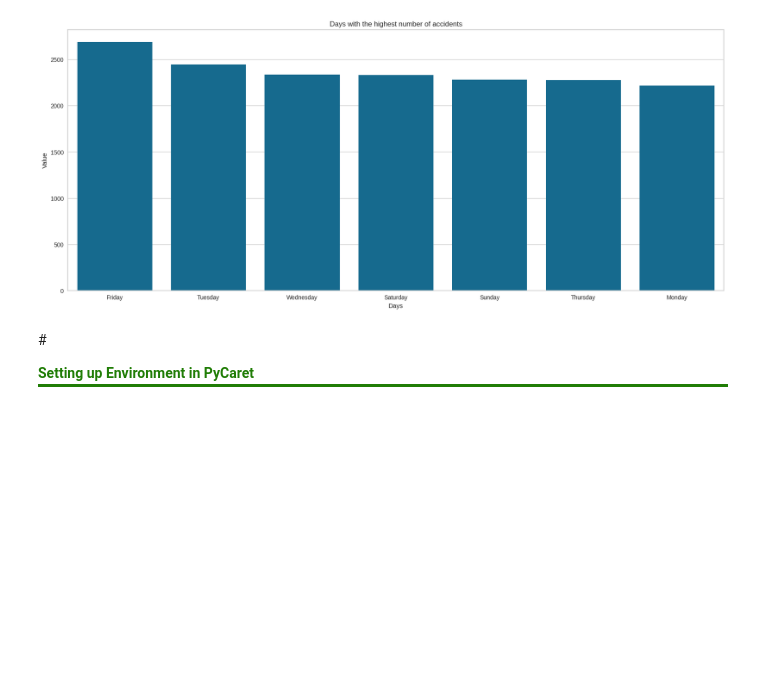
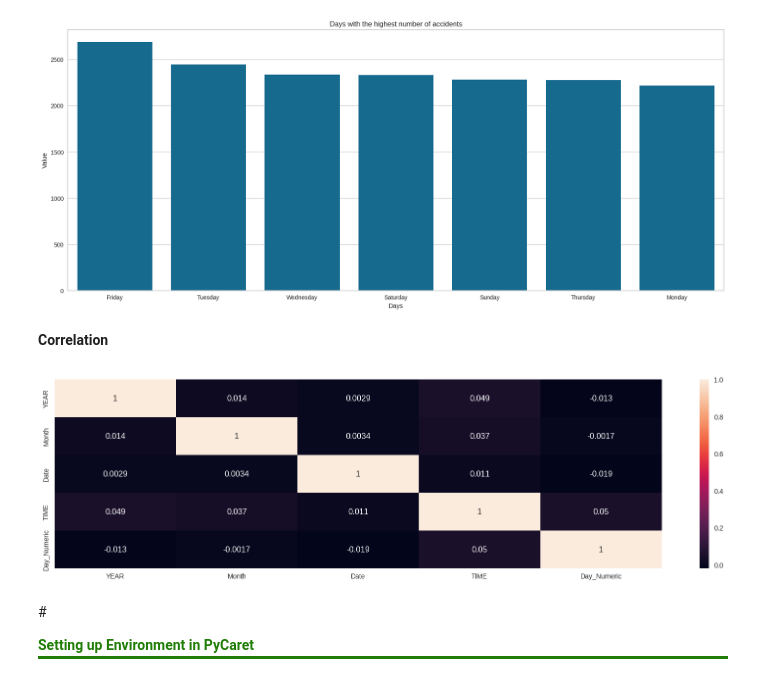
Before and after one commit to dr-mushtaq/Research-Work, a Jupyter notebook: RTA_Analysis.ipynb, the cells around one changed output. Drawn from its saved outputs; the diff is of its cells as text; code cells hidden in the pictures; blank space fills up the shorter version.

```diff
--- a/RTA_Analysis.ipynb
+++ b/RTA_Analysis.ipynb
@@ -131,6 +131,18 @@ plt.ylabel("Value")
 plt.show()
 # %% [output]
 [figure]
+# %% [markdown]
+**Correlation**
+# %%
+# Convert 'Day' column to numerical representation before calculating correlation
+data['Day_Numeric'] = pd.factorize(data['Day'])[0]
+
+# Now calculate correlation and plot the heatmap using the new numerical column
+plt.figure(figsize=(20, 5))
+sns.heatmap(data.corr(numeric_only=True), annot=True)  # Specify numeric_only=True for pandas >= 2.0
+plt.show()
+# %% [output]
+[figure, added]
 # %% [markdown]
 
 #<p style="font-family:JetBrains Mono; font-weight:normal; letter-spacing: 1px; color:#207d06; font-size:100%; text-align:left;padding: 0px; border-bottom: 3px solid #207d06;">**Setting up Environment in PyCaret**</p>
```
